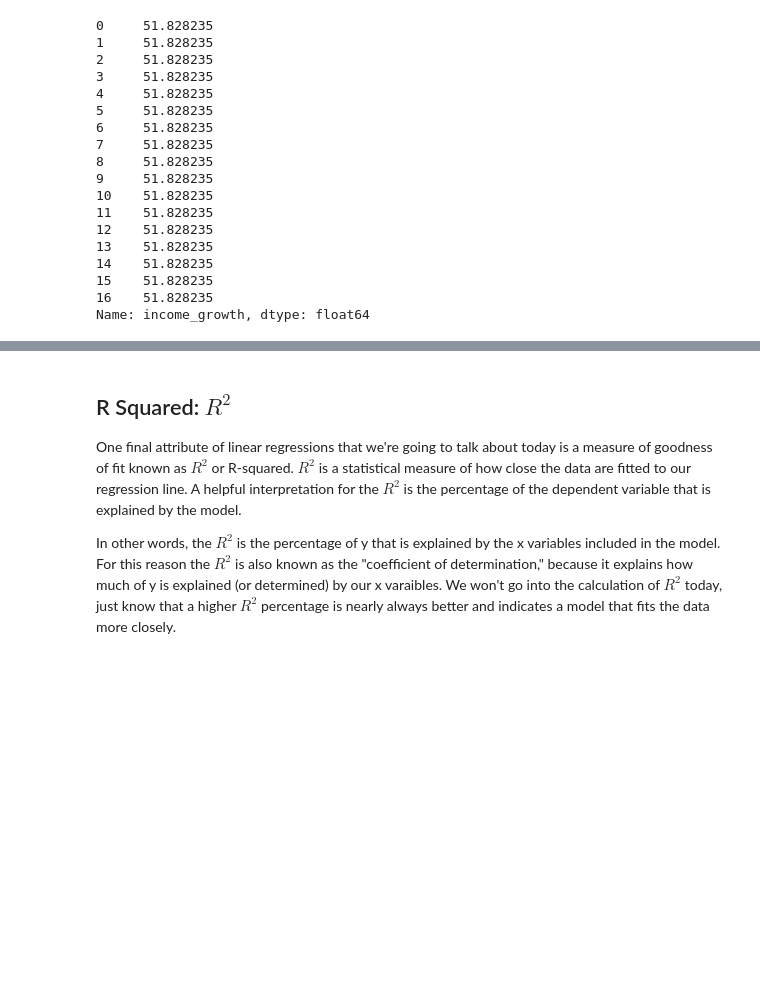
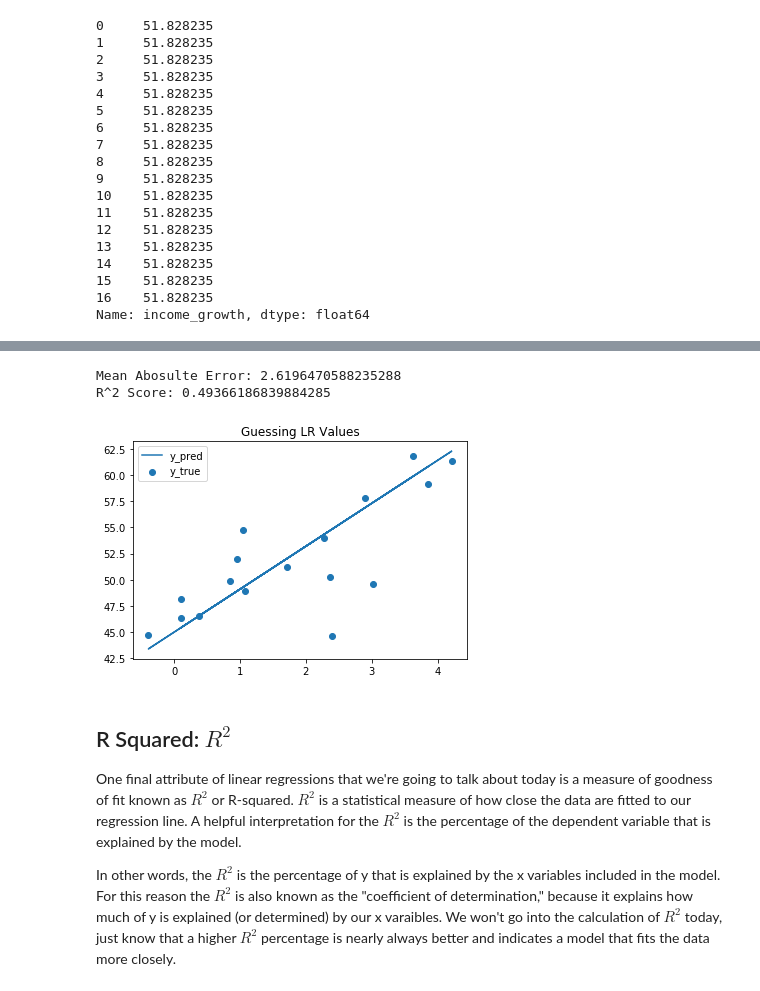
Before and after one commit to LambdaSchool/DEPRECATED-DS-Unit-2-Linear-Models, a Jupyter notebook: module3-understanding-linear-regression/understanding_linear_regression.ipynb, the cells around one changed output, grey strips where cells are left out. Saved outputs shown, nothing was run; the diff lists cells and outputs as text; code cells hidden in the pictures; blank space fills up the shorter version.

```diff
--- a/module3-understanding-linear-regression/understanding_linear_regression.ipynb
+++ b/module3-understanding-linear-regression/understanding_linear_regression.ipynb
@@ -256,3 +264,13 @@ from sklearn.metrics import mean_absolute_error, r2_score;
+# %%
+m = 4.1;
+b = 45;
+y_pred = m*x + b;
+plot_preds(x, y, y_pred);
+plt.title("Guessing LR Values");
+# %% [output]
+Mean Abosulte Error: 2.6196470588235288
+R^2 Score: 0.49366186839884285
+[figure, added]
 # %% [markdown]
 ## R Squared:  $R^2$
 
```
Also changed, not shown: parts of 17 cells of this notebook.
